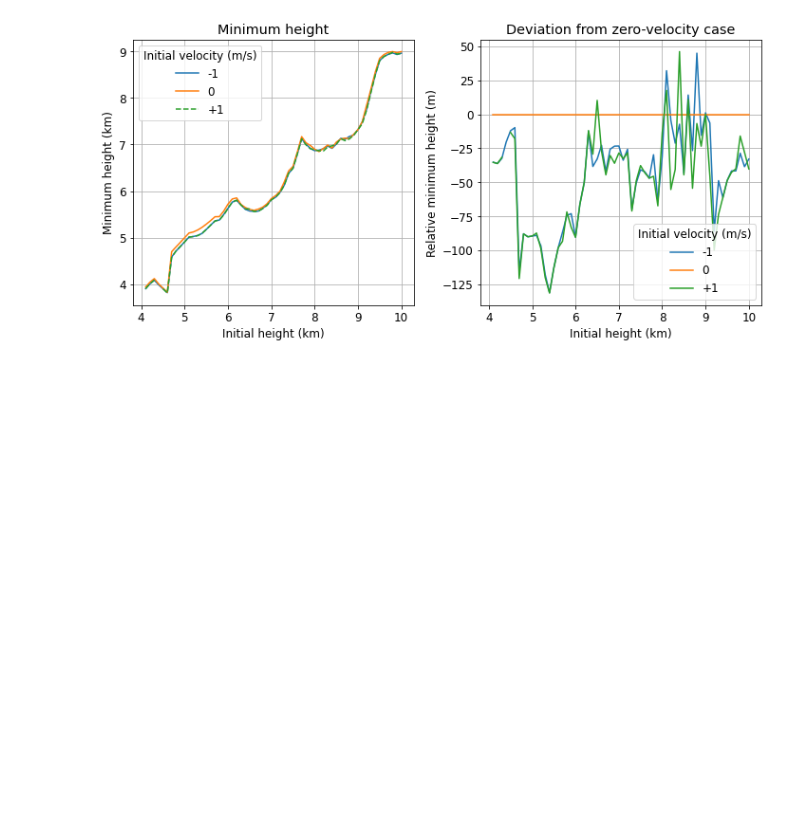
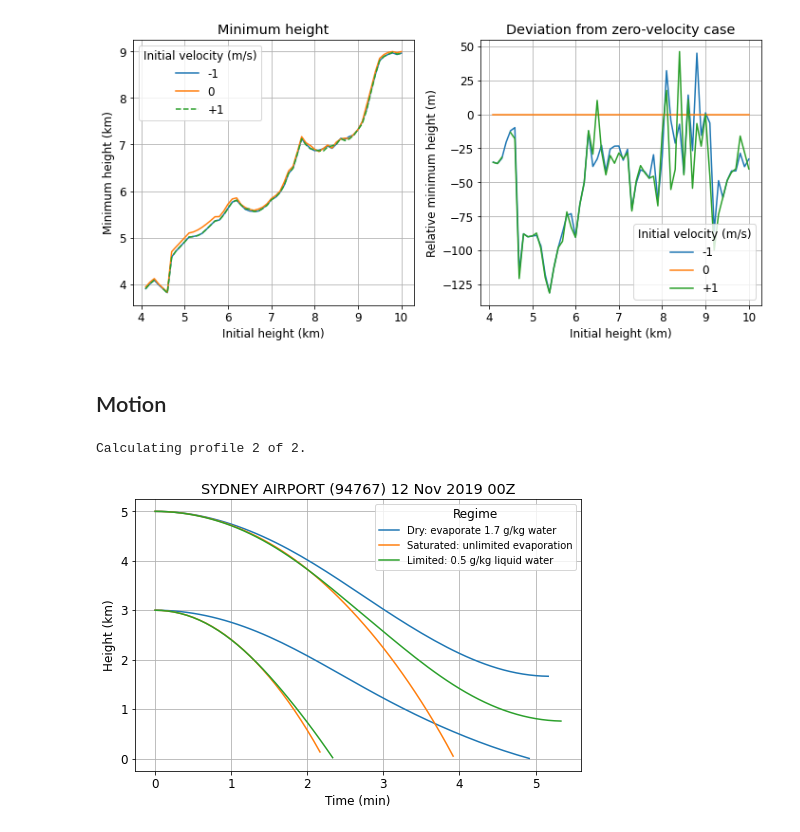
Before and after one commit to tschanzer/taste-of-research-21T3, a Jupyter notebook: notebooks/20210929_presentation_figures/20210929_presentation_figures.ipynb, the cells around one changed output. Cells and saved outputs as stored; diff of their text form; code cells hidden in the pictures; blank space fills up the shorter version.

```diff
--- a/notebooks/20210929_presentation_figures/20210929_presentation_figures.ipynb
+++ b/notebooks/20210929_presentation_figures/20210929_presentation_figures.ipynb
@@ -365,3 +423,38 @@ fig.savefig(
 plt.show()
 # %% [output]
 [figure]
+# %% [markdown]
+## Motion
+# %%
+z0 = [3, 5]*units.km
+v0 = [0, 0]*units.meter/units.second
+time = np.arange(0, 12.01*60, 5)*units.second
+dq = [1.7e-3, 1.7e-3]
+dl = [0.5e-3, 0.5e-3]
+dry = sydney.modified_motion(time, z0, v0, dq, regime='dry')
+sat = sydney.modified_motion(time, z0, v0, regime='saturated')
+lim = sydney.modified_motion(time, z0, v0, dl, regime='limited')
+# %% [output]
+Calculating profile 2 of 2.
+# %%
+fig = plt.figure(figsize=(8,5))
+ax = fig.add_subplot(111)
+ax.plot(time.to(units.min), dry.height.to(units.km).T[:,0], label='Dry: evaporate 1.7 g/kg water')
+ax.plot(time.to(units.min), sat.height.to(units.km).T[:,0], label='Saturated: unlimited evaporation')
+ax.plot(time.to(units.min), lim.height.to(units.km).T[:,0], label='Limited: 0.5 g/kg liquid water')
+ax.plot(time.to(units.min), dry.height.to(units.km).T[:,1], 'tab:blue')
+ax.plot(time.to(units.min), sat.height.to(units.km).T[:,1], 'tab:orange')
+ax.plot(time.to(units.min), lim.height.to(units.km).T[:,1], 'tab:green')
+ax.set(
+    xlabel='Time (min)',
+    ylabel='Height (km)',
+    title=sydney.info)
+lgd = ax.legend(fontsize='small')
+lgd.set_title('Regime')
+ax.grid()
+fig.savefig(
+    fig_path + 'sample_trajectories.png',
+    dpi=300, facecolor='w', bbox_inches='tight')
+plt.show()
+# %% [output]
+[figure, added]
```
Also changed, not shown: parts of 2 cells of this notebook.
